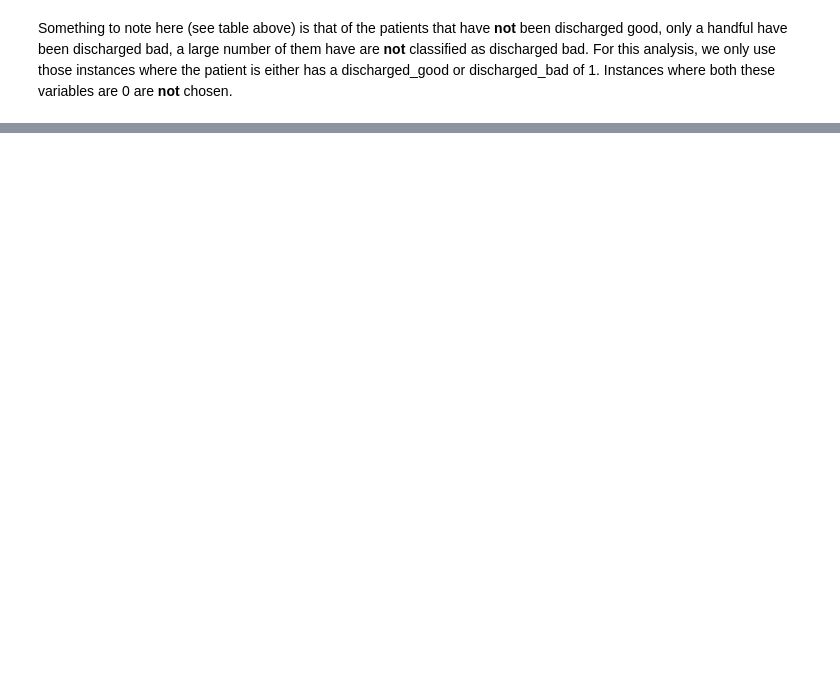
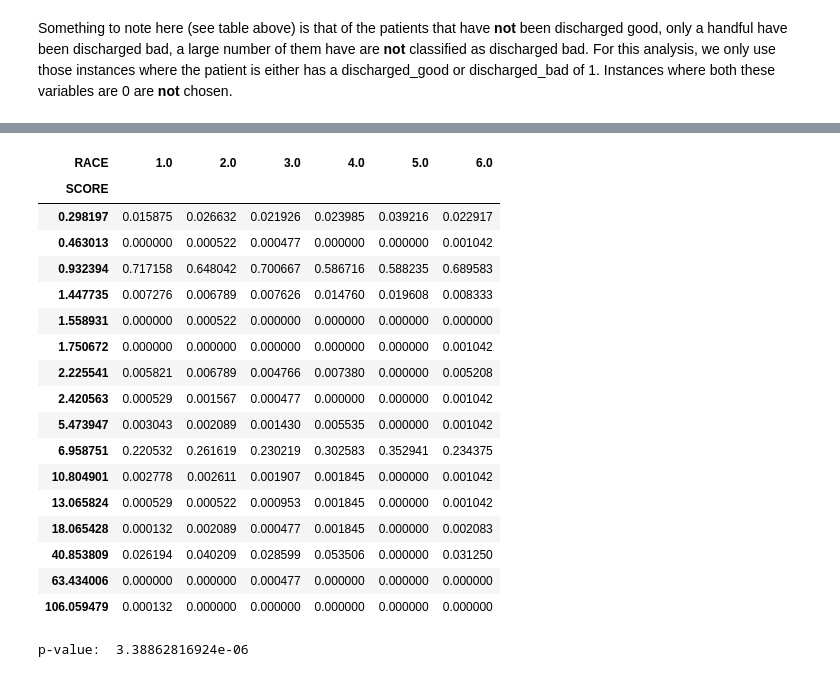
Before and after one commit to ysriram1/Loyola-SAH-Analysis, a Jupyter notebook: Analysis.ipynb, the cells around one changed output, grey strips where cells are left out. Cells and saved outputs as stored; diff of their text form; code cells hidden in the pictures; blank space fills up the shorter version.

```diff
--- a/Analysis.ipynb
+++ b/Analysis.ipynb
@@ -399,0 +437,26 @@ Although the test is significant and the confidence interval tells us that patie
+# %%
+pd.crosstab(dataSubset.SCORE,dataSubset.RACE).apply(lambda x: x/x.sum()) # percentages
+# %% [output]
+| RACE | 1.0 | 2.0 | 3.0 | 4.0 | 5.0 | 6.0 |
+| SCORE |  |  |  |  |  |  |
+| 0.298197 | 0.015875 | 0.026632 | 0.021926 | 0.023985 | 0.039216 | 0.022917 |
+| 0.463013 | 0.000000 | 0.000522 | 0.000477 | 0.000000 | 0.000000 | 0.001042 |
+| 0.932394 | 0.717158 | 0.648042 | 0.700667 | 0.586716 | 0.588235 | 0.689583 |
+| 1.447735 | 0.007276 | 0.006789 | 0.007626 | 0.014760 | 0.019608 | 0.008333 |
+| 1.558931 | 0.000000 | 0.000522 | 0.000000 | 0.000000 | 0.000000 | 0.000000 |
+| 1.750672 | 0.000000 | 0.000000 | 0.000000 | 0.000000 | 0.000000 | 0.001042 |
+| 2.225541 | 0.005821 | 0.006789 | 0.004766 | 0.007380 | 0.000000 | 0.005208 |
+| 2.420563 | 0.000529 | 0.001567 | 0.000477 | 0.000000 | 0.000000 | 0.001042 |
+| 5.473947 | 0.003043 | 0.002089 | 0.001430 | 0.005535 | 0.000000 | 0.001042 |
+| 6.958751 | 0.220532 | 0.261619 | 0.230219 | 0.302583 | 0.352941 | 0.234375 |
+| 10.804901 | 0.002778 | 0.002611 | 0.001907 | 0.001845 | 0.000000 | 0.001042 |
+| 13.065824 | 0.000529 | 0.000522 | 0.000953 | 0.001845 | 0.000000 | 0.001042 |
+| 18.065428 | 0.000132 | 0.002089 | 0.000477 | 0.001845 | 0.000000 | 0.002083 |
+| 40.853809 | 0.026194 | 0.040209 | 0.028599 | 0.053506 | 0.000000 | 0.031250 |
+| 63.434006 | 0.000000 | 0.000000 | 0.000477 | 0.000000 | 0.000000 | 0.000000 |
+| 106.059479 | 0.000132 | 0.000000 | 0.000000 | 0.000000 | 0.000000 | 0.000000 |
+# %%
+p_val = stats.chi2_contingency(ctRACE)[1]
+print "p-value: ", p_val
+# %% [output]
+p-value:  3.38862816924e-06
```
Also changed, not shown: parts of 40 cells of this notebook.
